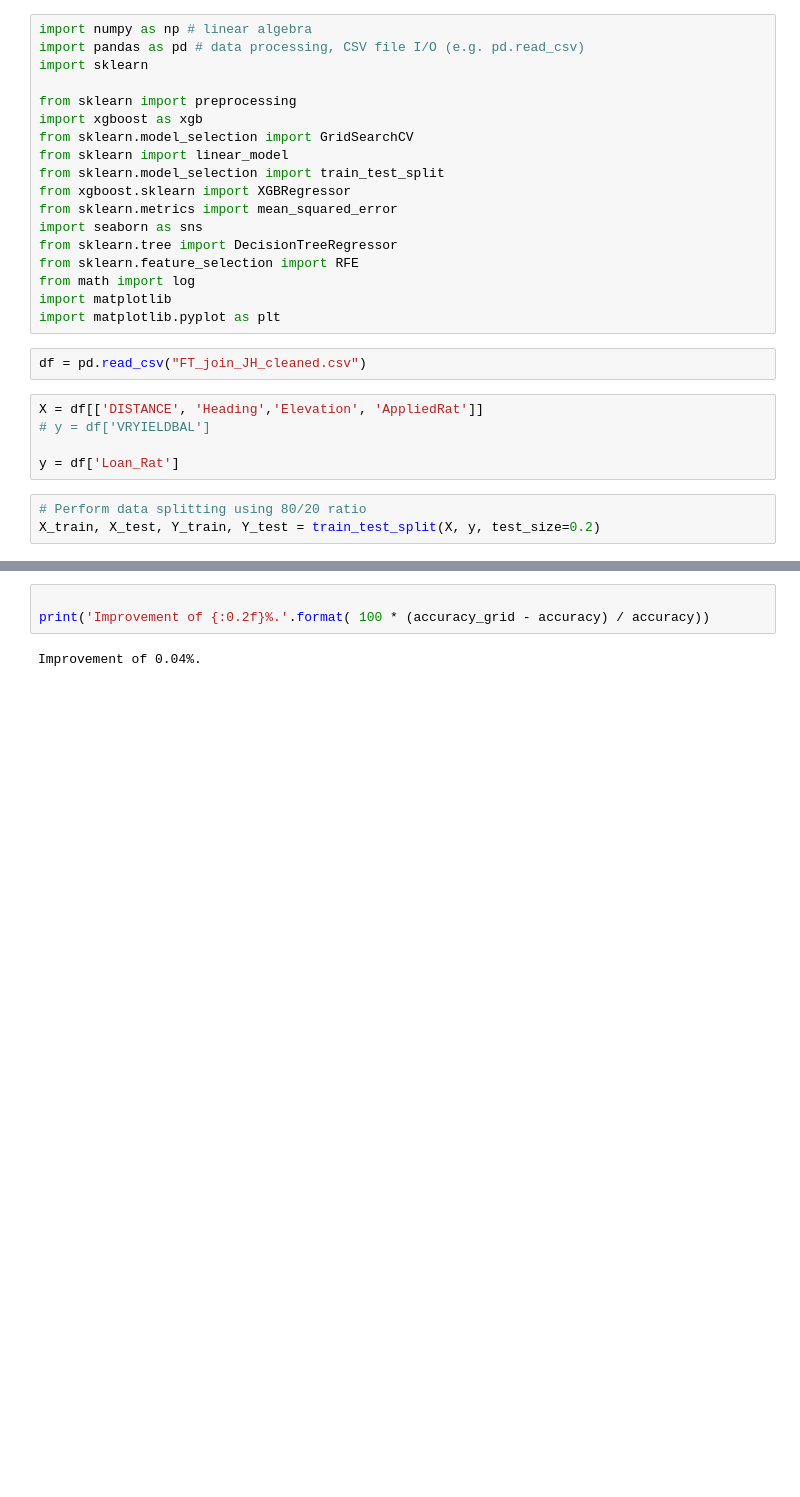
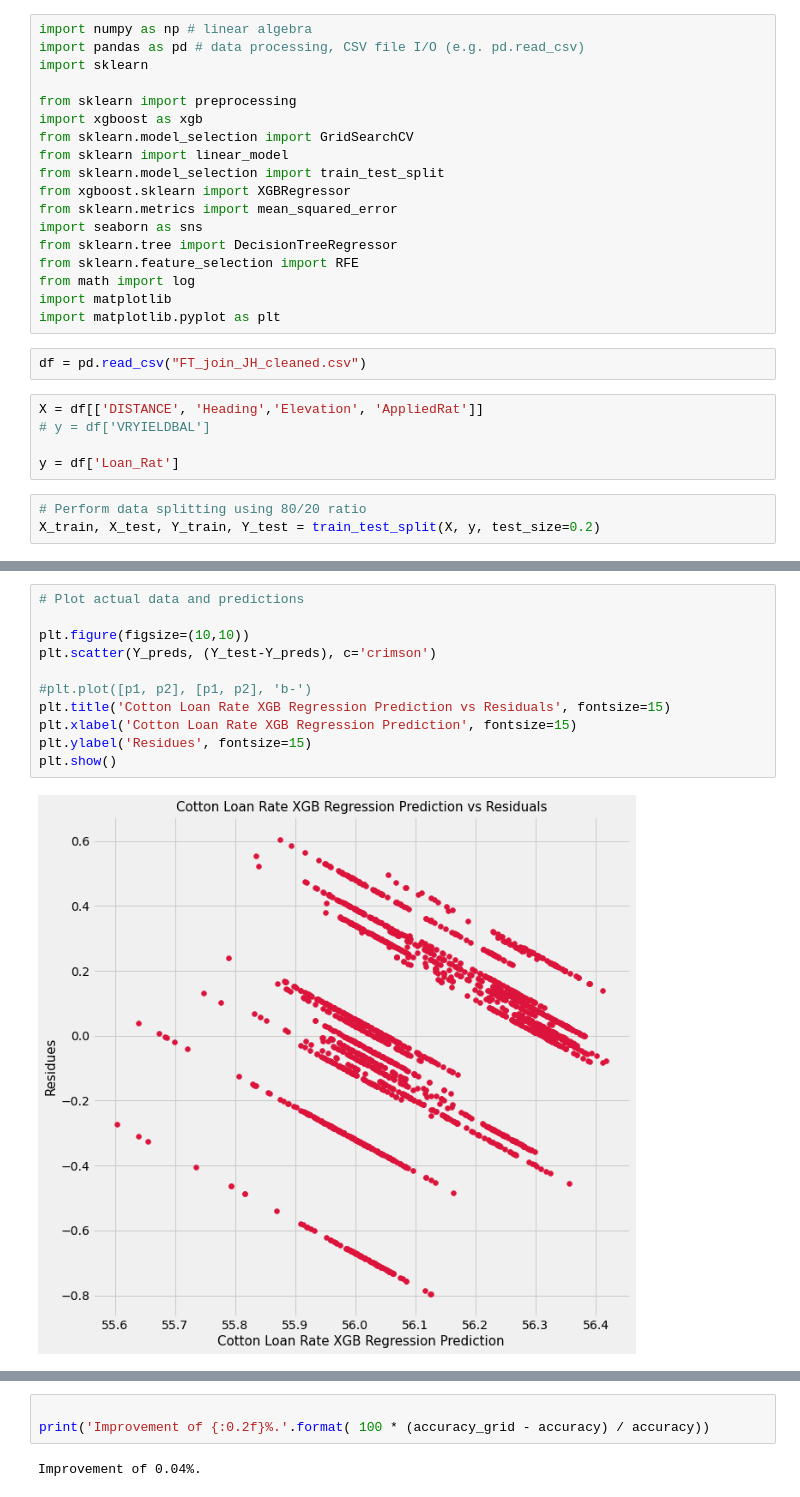
Before and after one commit to hjn14133/Machine-Learning, a Jupyter notebook: XGB_Regression_Loan_Rate.ipynb, the cells around one changed output, grey strips where cells are left out. Cells and saved outputs as stored; diff of their text form; blank space fills up the shorter version.

```diff
--- a/XGB_Regression_Loan_Rate.ipynb
+++ b/XGB_Regression_Loan_Rate.ipynb
@@ -107,3 +113,16 @@ plt.ylabel('Importance'); plt.xlabel('Variable'); plt.title('Variable Importance
+# %%
+# Plot actual data and predictions
+
+plt.figure(figsize=(10,10))
+plt.scatter(Y_preds, (Y_test-Y_preds), c='crimson')
+
+#plt.plot([p1, p2], [p1, p2], 'b-')
+plt.title('Cotton Loan Rate XGB Regression Prediction vs Residuals', fontsize=15)
+plt.xlabel('Cotton Loan Rate XGB Regression Prediction', fontsize=15)
+plt.ylabel('Residues', fontsize=15)
+plt.show()
+# %% [output]
+[figure, added]
 # %%
 # Various hyper-parameters to tune
 xgb1 = XGBRegressor()
```
Also changed, not shown: parts of 8 cells of this notebook.
